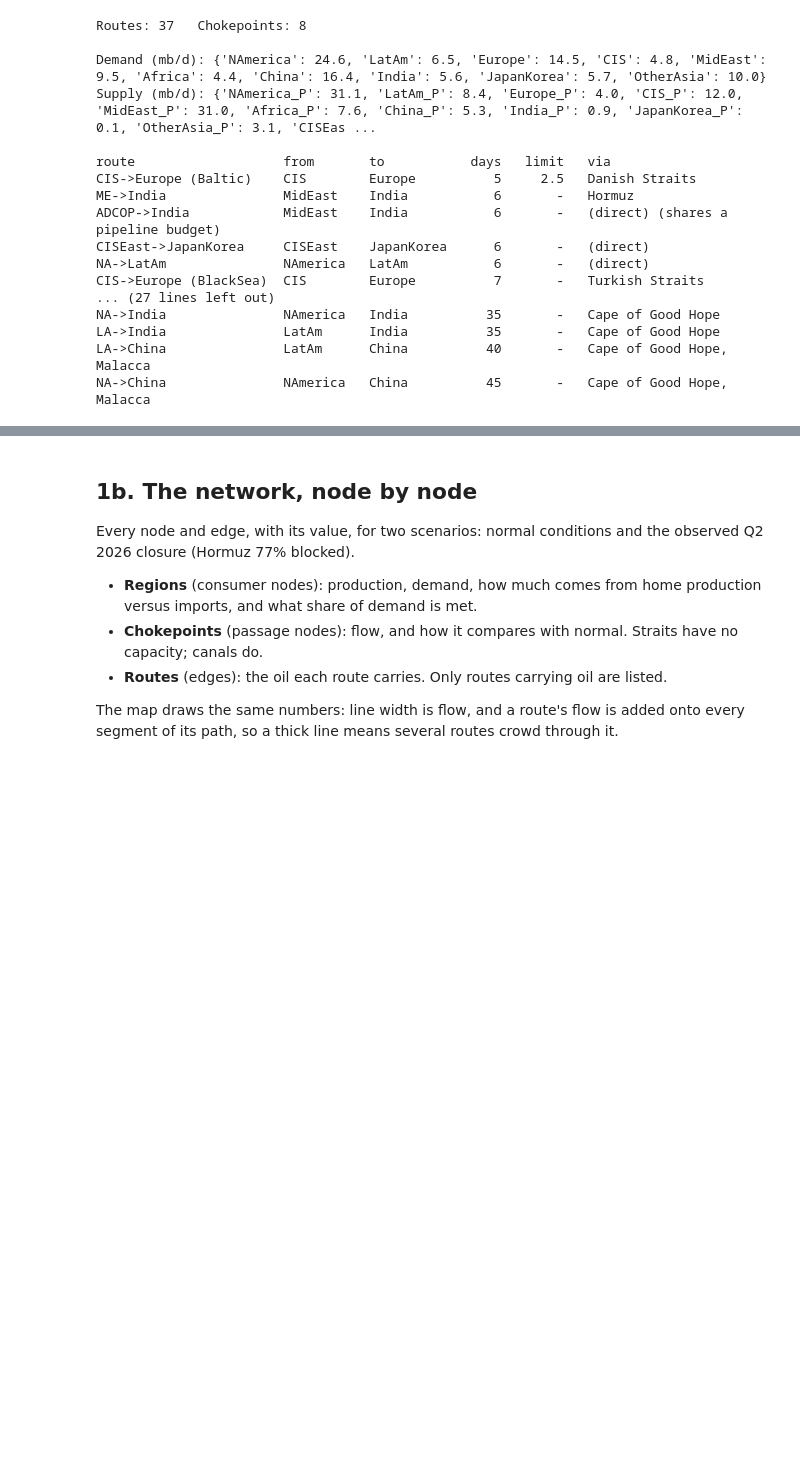
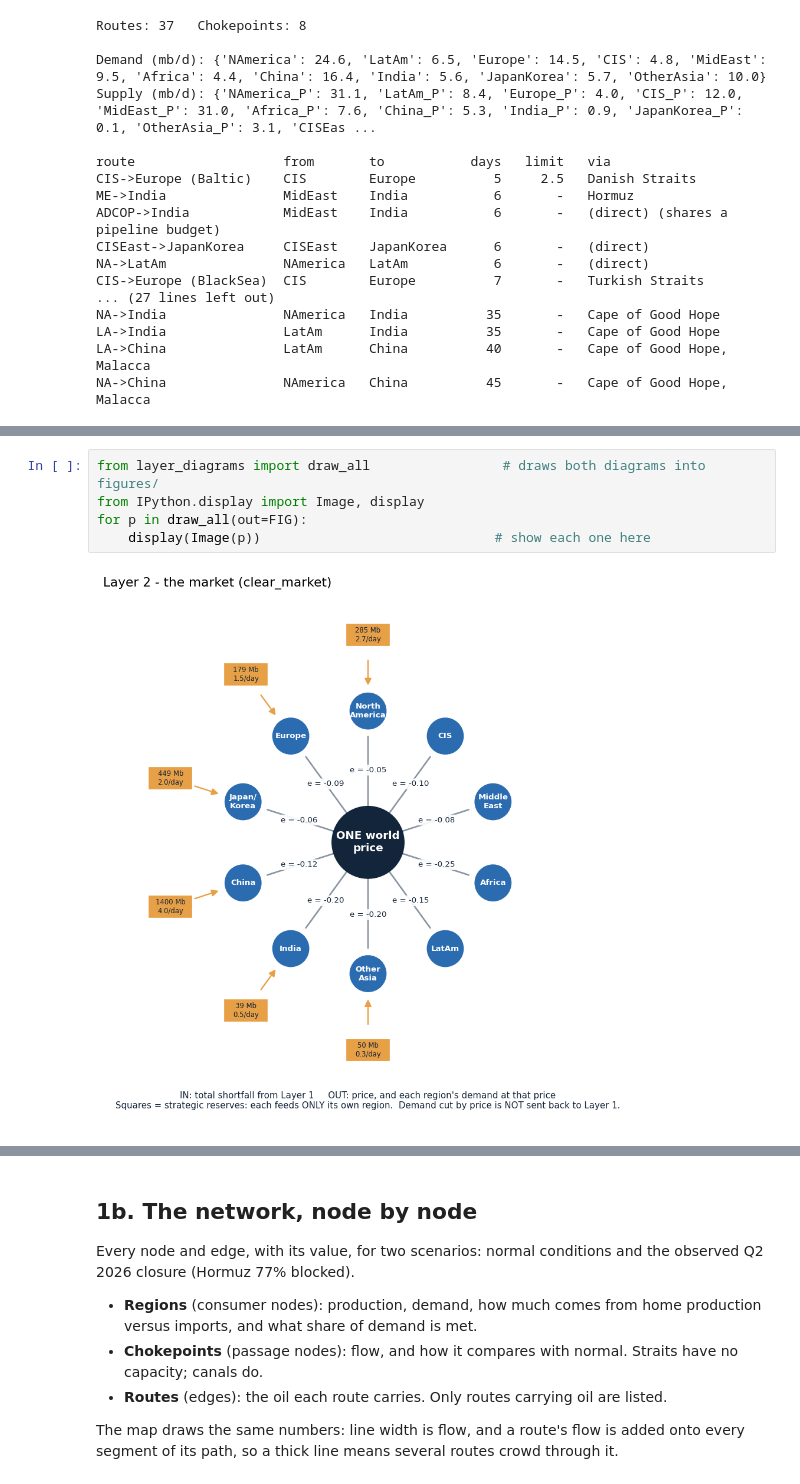
Before and after one commit to raed-ra/cits4403-oil-chokepoint, a Jupyter notebook: notebooks/main_analysis.ipynb, the cells around one changed output, grey strips where cells are left out. Saved outputs shown, nothing was run; the diff lists cells and outputs as text; blank space fills up the shorter version.

Commit message:
Price-feedback extension, trace tools, layer diagrams, walkthroughs; corrected refinery and volatility explanations

```diff
--- a/notebooks/main_analysis.ipynb
+++ b/notebooks/main_analysis.ipynb
@@ -167,0 +176,7 @@ NA->China               NAmerica   China          45       -   Cape of Good Hope
+# %%
+from layer_diagrams import draw_all                 # draws both diagrams into figures/
+from IPython.display import Image, display
+for p in draw_all(out=FIG):
+    display(Image(p))                              # show each one here
+# %% [output]
+[figure, added]
```
Also changed, not shown: parts of 13 cells of this notebook, 18 other files.
